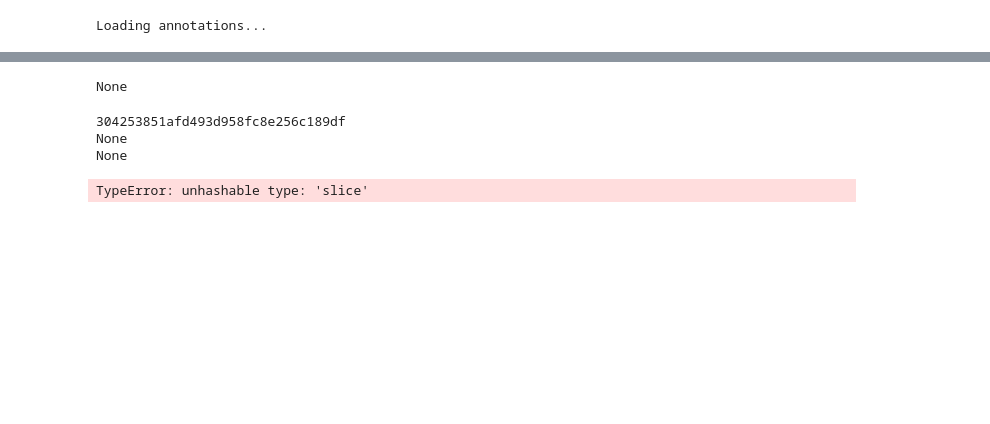
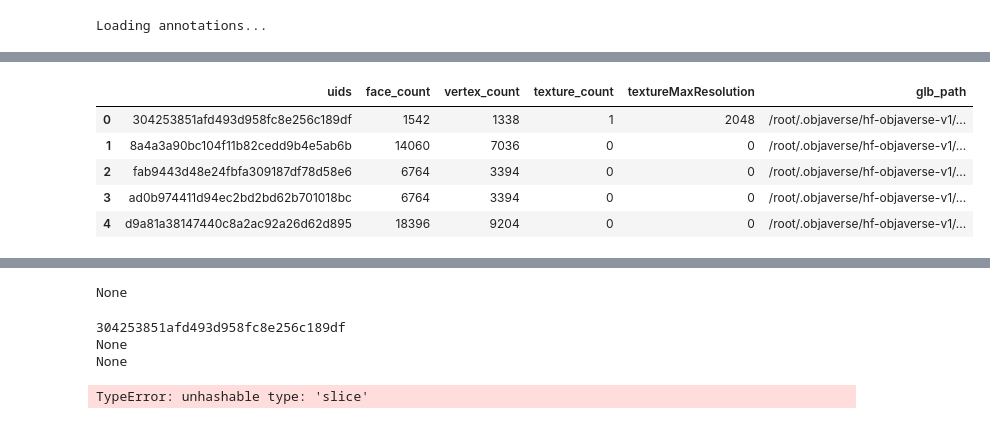
Before and after one commit to Rohit-Roby/Project, a Jupyter notebook: Replica.ipynb, the cells around one changed output, grey strips where cells are left out. Cells and saved outputs as stored; diff of their text form; code cells hidden in the pictures; blank space fills up the shorter version.

```diff
--- a/Replica.ipynb
+++ b/Replica.ipynb
@@ -208,0 +212,5 @@ from nltk.stem import PorterStemmer  # Replace with WordNetLemmatizer for lemmat
+# %%
+objects = objaverse.load_objects(
+    uids = df['uids'],
+    download_processes = processes
+)
@@ -208,0 +277,19 @@ from nltk.stem import PorterStemmer  # Replace with WordNetLemmatizer for lemmat
+# %%
+  df['glb_path'] = df['uids'].map(lambda x: objects[x])
+# %%
+import re
+# Function to remove "/glbs"
+def remove_glbs(path):
+    return re.sub(r'\d{3}-\d{3}/', '', path)    # Replace '/glbs' with an empty string
+
+# Apply the function using map
+df['glb_path'] = df['glb_path'].map(remove_glbs)
+# %%
+df.head()
+# %% [output]
+|  | uids | face_count | vertex_count | texture_count | textureMaxResolution | glb_path |
+| 0 | 304253851afd493d958fc8e256c189df | 1542 | 1338 | 1 | 2048 | /root/.objaverse/hf-objaverse-v1/... |
+| 1 | 8a4a3a90bc104f11b82cedd9b4e5ab6b | 14060 | 7036 | 0 | 0 | /root/.objaverse/hf-objaverse-v1/... |
+| 2 | fab9443d48e24fbfa309187df78d58e6 | 6764 | 3394 | 0 | 0 | /root/.objaverse/hf-objaverse-v1/... |
+| 3 | ad0b974411d94ec2bd2bd62b701018bc | 6764 | 3394 | 0 | 0 | /root/.objaverse/hf-objaverse-v1/... |
+| 4 | d9a81a38147440c8a2ac92a26d62d895 | 18396 | 9204 | 0 | 0 | /root/.objaverse/hf-objaverse-v1/... |
```
Also changed, not shown: parts of 42 cells of this notebook.
